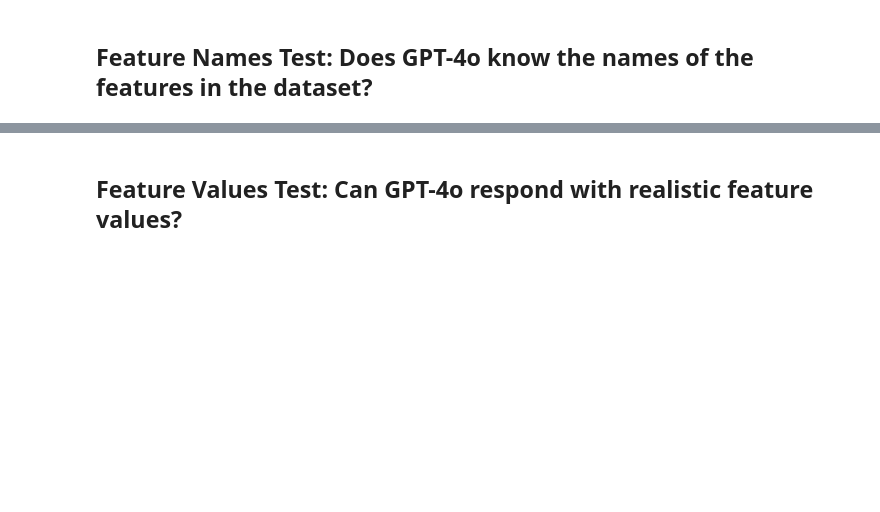
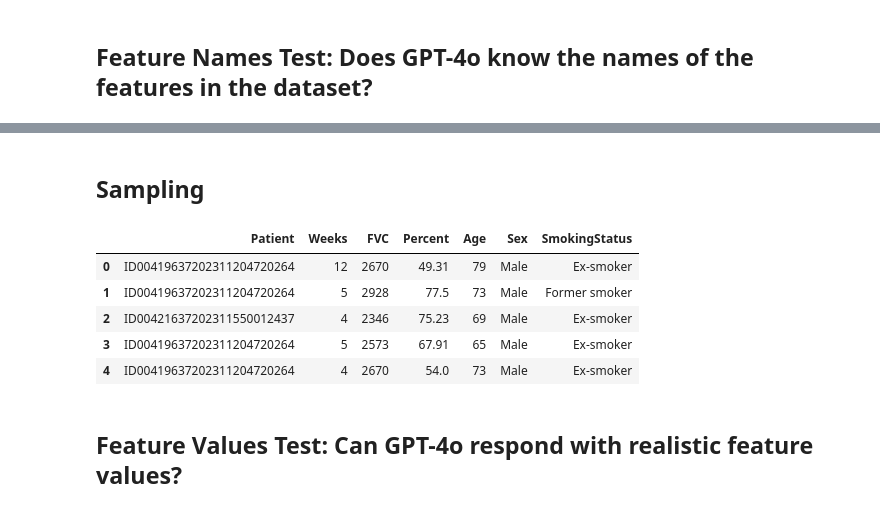
Before and after one commit to interpretml/LLM-Tabular-Memorization-Checker, a Jupyter notebook: examples/MLE-bench-contamination.ipynb, the cells around one changed output, grey strips where cells are left out. Drawn from its saved outputs; the diff is of its cells as text; code cells hidden in the pictures; blank space fills up the shorter version.

```diff
--- a/examples/MLE-bench-contamination.ipynb
+++ b/examples/MLE-bench-contamination.ipynb
@@ -17,3 +19,6 @@ csv_files = []
 for file in os.listdir('/home/sebastian/Downloads/MLE-Bench CSV Files'):
     if file.endswith('.csv'):
         csv_files.append(os.path.join('/home/sebastian/Downloads/MLE-Bench CSV Files', file))
+# %%
+# set to True to see the prompts for each test
+tabmemcheck.config.print_prompts = False
@@ -238,3 +315,14 @@ Feature Names Test: ETT - Normal, NGT - Abnormal, NGT - Borderline, NGT - Incomp
+# %% [markdown]
+## Sampling
+# %%
+tabmemcheck.sample(csv_files[17], 'gpt-4o-2024-08-06', temperature=0.7, num_queries=5)
+# %% [output]
+|  | Patient | Weeks | FVC | Percent | Age | Sex | SmokingStatus |
+| 0 | ID00419637202311204720264 | 12 | 2670 | 49.31 | 79 | Male | Ex-smoker |
+| 1 | ID00419637202311204720264 | 5 | 2928 | 77.5 | 73 | Male | Former smoker |
+| 2 | ID00421637202311550012437 | 4 | 2346 | 75.23 | 69 | Male | Ex-smoker |
+| 3 | ID00419637202311204720264 | 5 | 2573 | 67.91 | 65 | Male | Ex-smoker |
+| 4 | ID00419637202311204720264 | 4 | 2670 | 54.0 | 73 | Male | Ex-smoker |
 # %% [markdown]
 ## Feature Values Test: Can GPT-4o respond with realistic feature values?
 # %%
```
Also changed, not shown: parts of 35 cells of this notebook, 10 other files.
